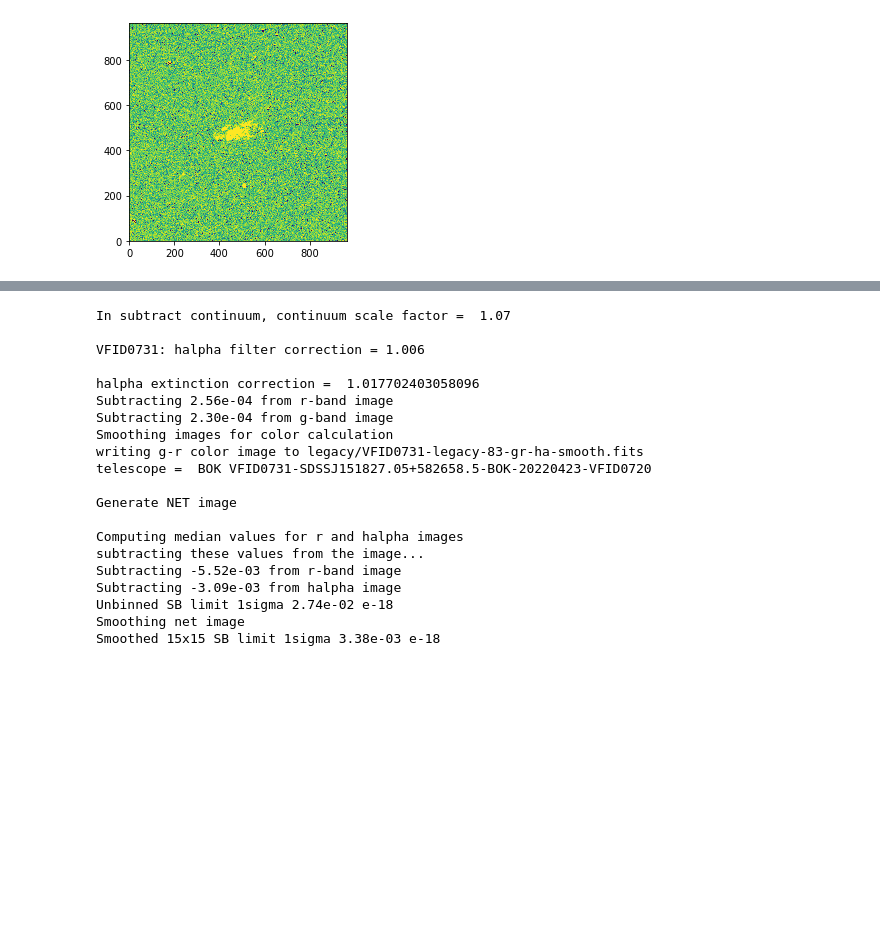
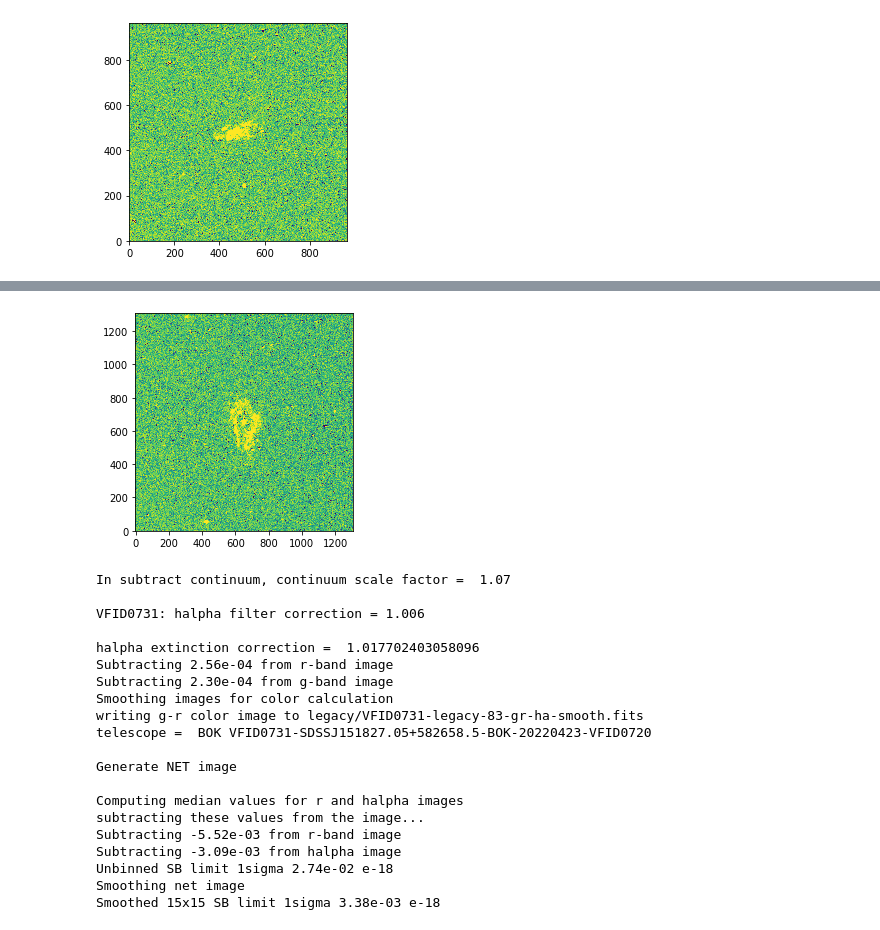
Before and after one commit to rfinn/havirgo, a Jupyter notebook: notebooks/RF_get_continuum_scale_halpha.ipynb, the cells around one changed output, grey strips where cells are left out. Cells and saved outputs as stored; diff of their text form; code cells hidden in the pictures; blank space fills up the shorter version.

```diff
--- a/notebooks/RF_get_continuum_scale_halpha.ipynb
+++ b/notebooks/RF_get_continuum_scale_halpha.ipynb
@@ -366,0 +384,70 @@ Smoothed 15x15 SB limit 1sigma 1.92e-03 e-18
+# %%
+
+
+dirname = 'VFID1589-NGC5198-BOK-20210315-VFID1573'
+scalefactor = .97
+
+dirname = 'VFID1589-NGC5198-HDI-20170523-p023'
+scalefactor = 1.0
+
+
+dirname = 'VFID1593-NGC5173-HDI-20170523-p023'
+scalefactor = 1.01
+
+dirname = 'VFID1593-NGC5173-BOK-20210315-VFID1573'
+scalefactor = .97
+
+
+dirname = 'VFID1594-WISEAJ133245.70+463506.7-BOK-20210315-VFID1573'
+scalefactor = 1.0
+
+dirname = 'VFID1595-WISEAJ132951.25+463456.9-BOK-20210315-VFID1573'
+scalefactor = .97 # based on other images. would have picked 0.98 otherwise
+
+dirname = 'VFID1595-WISEAJ132951.25+463456.9-BOK-20210315-VFID1573'
+scalefactor = 1.0
+
+
+dirname = 'VFID1604-CGCG246-006-BOK-20210315-VFID1573'
+scalefactor = 1.0 # based on other images
+
+dirname = 'VFID1604-CGCG246-006-HDI-20170523-p023'
+scalefactor = 1.03
+
+dirname = 'VFID1605-MCG+08-25-006-BOK-20210315-VFID1573'
+scalefactor = 1.0 # based on other images
+
+dirname = 'VFID1605-MCG+08-25-006-HDI-20170523-p023'
+scalefactor = 1.0 # based on other images
+
+dirname = 'VFID1628-CGCG246-005-HDI-20170523-p023'
+scalefactor = 1.03 # based on other images
+
+dirname = 'VFID1648-MCG+08-16-005-HDI-20200224-p002'
+scalefactor = 1.
+
+dirname = 'VFID1654-UGC04393-HDI-20200224-p002'
+scalefactor = 1.
+
+dirname = 'VFID1681-SDSSJ090003.58+453425.7-BOK-20210315-VFID1728'
+scalefactor = 1.0 # based on other images
+
+dirname = 'VFID1726-NGC2712-BOK-20210315-VFID1728'
+scalefactor = 1.01
+
+dirname = 'VFID1726-NGC2712-INT-20190205-p019'
+scalefactor = .97
+
+
+
+
+#######################################################
+## SUBTRACT CONTINUUM
+#######################################################
+
+os.chdir('/media/rfinn/hdata2/halphagui-output-20240522/cutouts/')
+%run ~/github/havirgo/python/subtract_continuum.py $dirname $scalefactor
+#%run ~/github/havirgo/python/make_mstar_image.py $dirname 0
+#%run ~/github/havirgo/python/get_gr_cont_phot.py $dirname
+#%run ~/github/havirgo/python/get_mstar_sfr_phot.py $dirname
+# %% [output]
@@ -367,3 +474,4 @@ Smoothed 15x15 SB limit 1sigma 1.92e-03 e-18
+[figure, added]
 # %%
 # without boxcar smoothing of R-band data
 # and without g-r smoothing
```
Also changed, not shown: parts of 2 cells of this notebook, 4 other files.
